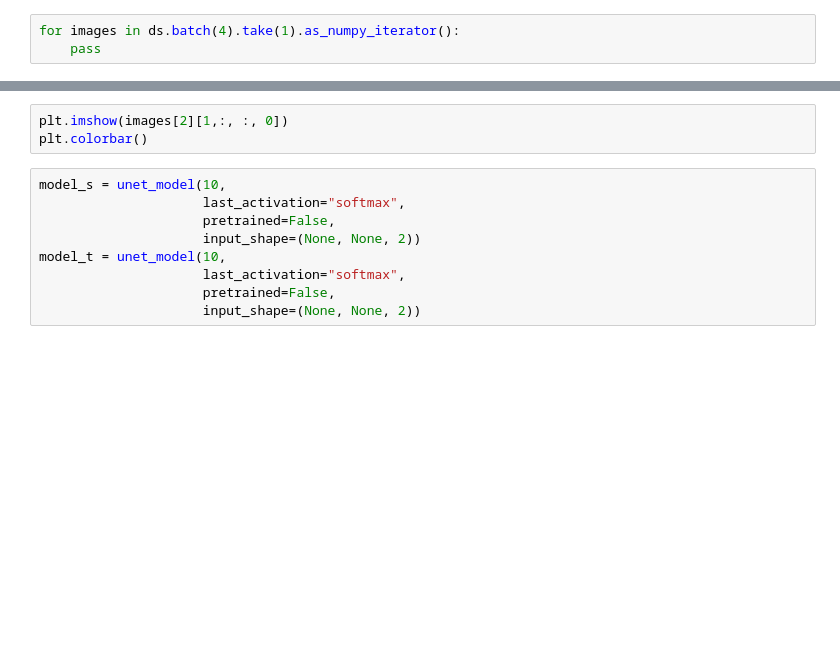
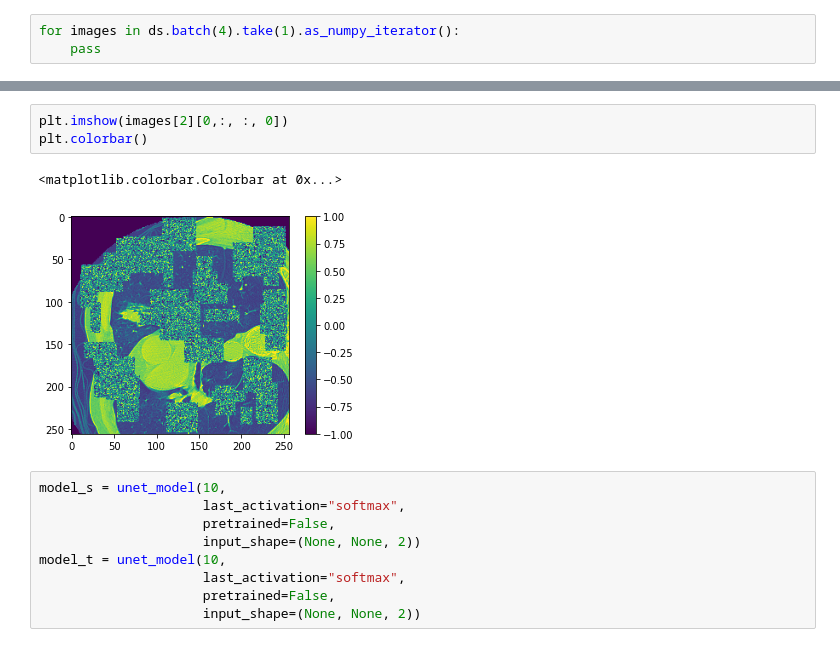
Before and after one commit to voreille/plc_segmentation, a Jupyter notebook: notebooks/explo_dino.ipynb, the cells around one changed output, grey strips where cells are left out. Drawn from its saved outputs; the diff is of its cells as text; blank space fills up the shorter version.

```diff
--- a/notebooks/explo_dino.ipynb
+++ b/notebooks/explo_dino.ipynb
@@ -27,6 +29,9 @@ images[0].shape
 # %%
-plt.imshow(images[2][1,:, :, 0])
+plt.imshow(images[2][0,:, :, 0])
 plt.colorbar()
+# %% [output]
+<matplotlib.colorbar.Colorbar at 0x...>
+[figure, added]
 # %%
 model_s = unet_model(10,
                      last_activation="softmax",
```
Also changed, not shown: parts of 2 cells of this notebook, 20 other files.
